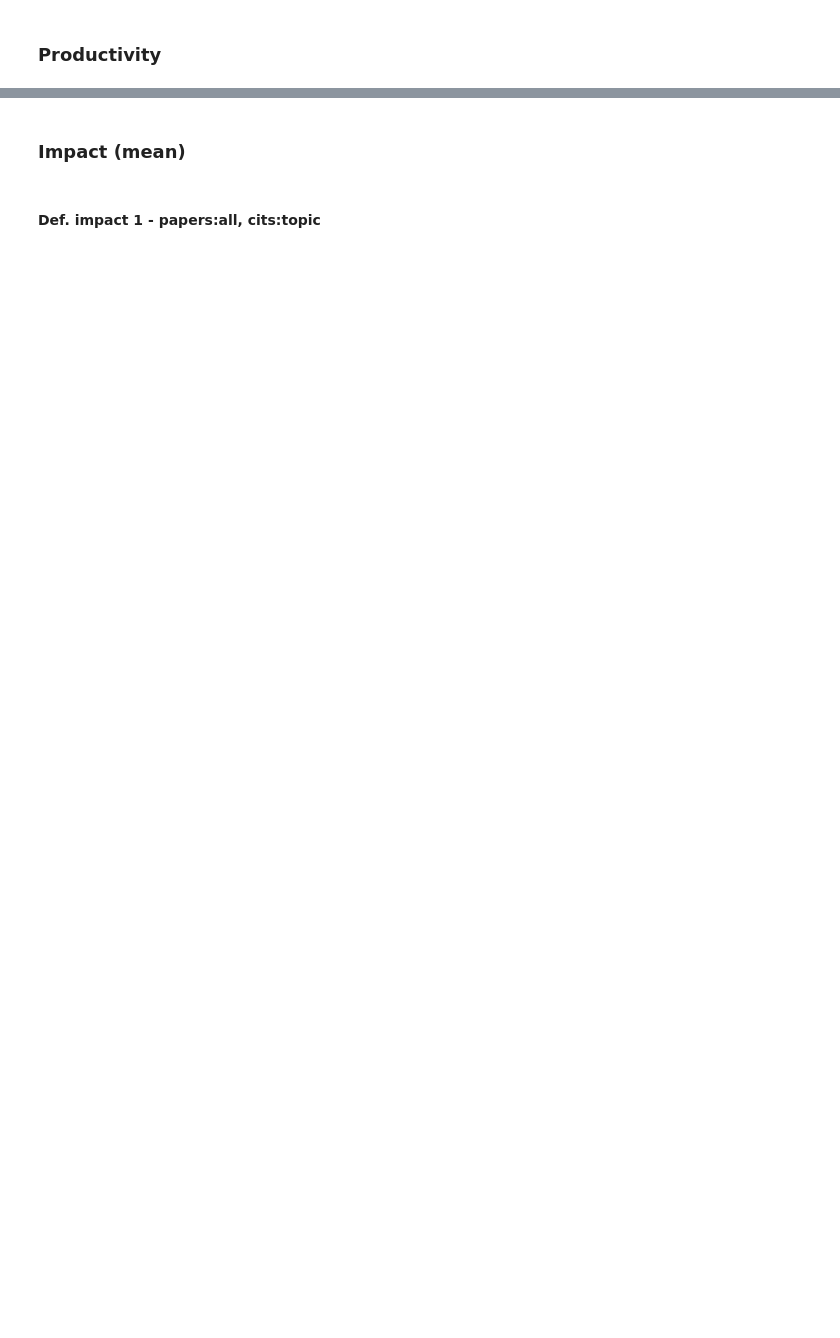
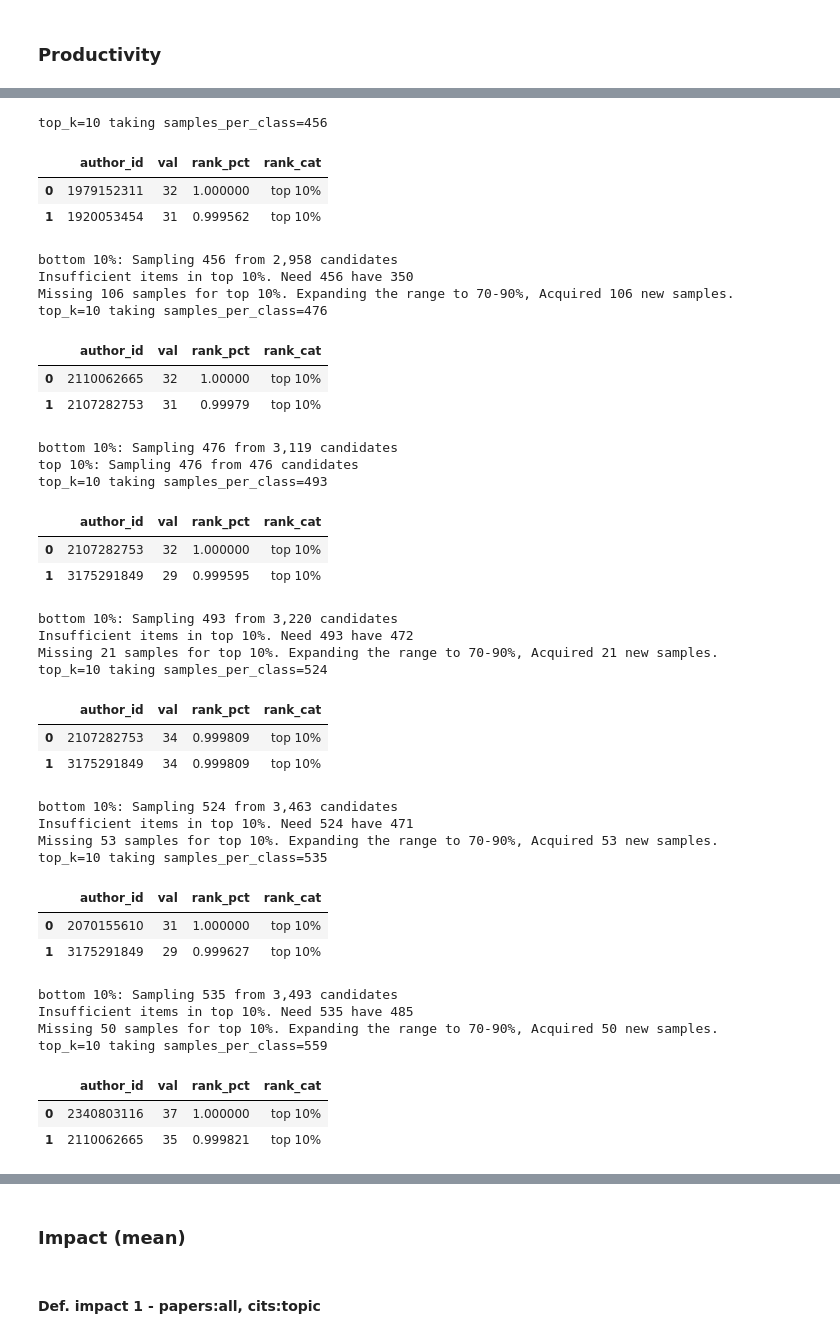
Before and after one commit to satyakisikdar/Collaboration-Topic-Switches, a Jupyter notebook: notebooks/ExperimentI.ipynb, the cells around one changed output, grey strips where cells are left out. Saved outputs shown, nothing was run; the diff lists cells and outputs as text; code cells hidden in the pictures; blank space fills up the shorter version.

```diff
--- a/notebooks/ExperimentI.ipynb
+++ b/notebooks/ExperimentI.ipynb
@@ -87,12 +49,17 @@ discipline = 'Physics'  # 'CS'  or 'BioMed'
 basepath = Path('..') # base location of parquets/results
 
 datapath = basepath / 'data' / discipline
+assert datapath.exists(), f'{datapath} does not exists. Please make sure to make the directories and download the Zip files from Zenodo'
+for files in ['works', 'works_authorships', 'works_concepts', 'works_referenced_works']:
+    assert (datapath / f'{files}.parquet').exists()
+
 resultspath = basepath / 'results' / discipline
 
 if not resultspath.exists():
+    print(f'Creating {resultspath}')
     resultspath.mkdir(parents=True)
 
-topic_list = get_topic_list(discipline)
+topic_list = get_topic_list(discipline)[: 1]
 # %%
 works = read_parquet('works')
 works_authors = read_parquet('works_authorships')
@@ -509,18 +475,18 @@ if not os.path.exists(my_path):
 def info(topic,my_path):
 
     #restrict to topic
-    works_concepts_conc = works_concepts.query('concept_name==@topic', engine='python')
+    works_concepts_conc = works_concepts.query('concept_name==@topic')
 
     #each year: work and authors topic
     start_year = 1990
     work_ids_list =  []
     author_ids_list =  []
-    for w in range(0,32):
+    for w in tqdm(range(0,32), desc='Finding authors and works list'):
         start_year_w = start_year+w
 
         work_ids = set(
             works_concepts_conc
-            .query('publication_year == @start_year_w', engine='python')
+            .query('publication_year == @start_year_w')
             .work_id
         )
         work_ids_list.append(work_ids)
@@ -543,12 +509,12 @@ def info(topic,my_path):
     #each year: works and authors (with and without topic)
     work_ids_tot_list =  []
     author_ids_tot_list =  []
-    for w in range(0,28):
+    for w in tqdm(range(0,28), desc='saving author and work ids'):
         start_year_w = start_year+w
 
         work_ids = (
             works
-            .query('publication_year == @start_year_w', engine='python')
+            .query('publication_year == @start_year_w')
             .index
         )
         work_ids_tot_list.append(work_ids)
@@ -612,17 +584,20 @@ def info(topic,my_path):
 # %%
 info_df = pd.DataFrame()
 windows_cond = {}
-my_path = os.path.join(discipline, 'Info')
-if not os.path.exists(my_path): #create folder
-    os.makedirs(my_path)
-for topic in topic_list:
+my_path = resultspath / 'Info'
+if not my_path.exists(): #create folder
+    my_path.mkdir()
+
+for topic in tqdm(topic_list):
     info_df_top,windows_cond_top = info(topic=topic,my_path=my_path)
     info_df = pd.concat([info_df, info_df_top], ignore_index = True, axis = 0)
     windows_cond[topic] = windows_cond_top
+
 my_file = 'info_windows.csv'
-info_df.to_csv(os.path.join(my_path, my_file), sep=';', index=False)
+info_df.to_csv(my_path / my_file, sep=';', index=False)
+
 my_file = 'windows_cond'
-with open(os.path.join(my_path, my_file),"wb") as fp:
+with open(my_path / my_file, "wb") as fp:
     pickle.dump(windows_cond,fp)
 # %% [markdown]
 ### Productivity
@@ -630,7 +605,7 @@ with open(os.path.join(my_path, my_file),"wb") as fp:
 def info_productivity(discipline,topic,my_path):
 
     #load
-    my_path2 = os.path.join(discipline, 'Info')
+    my_path2 = os.path.join(resultspath, 'Info')
     my_file = 'work_ids_list_'+topic
     with open(os.path.join(my_path2, my_file),"rb") as fp:
         work_ids_list = pickle.load(fp)
@@ -645,7 +620,7 @@ def info_productivity(discipline,topic,my_path):
     start_year = 1995
     info_df  = pd.DataFrame()
     active_authors_classes = []
-    for w in range(0,23):
+    for w in tqdm(range(0,23), desc='Getting window statistics..'):
 
         #consider just windows with at least 2000 papers in EW and OW
         windows_cond_w = windows_cond[w]
@@ -701,15 +678,57 @@ def info_productivity(discipline,topic,my_path):
 # %%
 info_df = pd.DataFrame()
 active_authors_classes = {}
-my_path = os.path.join(discipline, 'Info/Productivity')
+my_path = os.path.join(resultspath, 'Info/Productivity')
 if not os.path.exists(my_path): #create folder
     os.makedirs(my_path)
+
 for topic in topic_list:
     info_df_top,active_authors_classes_top = info_productivity(discipline=discipline,topic=topic,my_path=my_path)
     info_df = pd.concat([info_df, info_df_top], ignore_index = True, axis = 0)
     active_authors_classes[topic] = active_authors_classes_top
+
 my_file = 'info_classes_windows.csv'
 info_df.to_csv(os.path.join(my_path, my_file), sep=';', index=False)
 my_file = 'active_authors_classes'
+
 with open(os.path.join(my_path, my_file),"wb") as fp:
     pickle.dump(active_authors_classes,fp)
+# %% [output]
+top_k=10 taking samples_per_class=456
+|  | author_id | val | rank_pct | rank_cat |
+| 0 | 1979152311 | 32 | 1.000000 | top 10% |
+| 1 | 1920053454 | 31 | 0.999562 | top 10% |
+bottom 10%: Sampling 456 from 2,958 candidates
+Insufficient items in top 10%. Need 456 have 350
+Missing 106 samples for top 10%. Expanding the range to 70-90%, Acquired 106 new samples.
+top_k=10 taking samples_per_class=476
+|  | author_id | val | rank_pct | rank_cat |
+| 0 | 2110062665 | 32 | 1.00000 | top 10% |
+| 1 | 2107282753 | 31 | 0.99979 | top 10% |
+bottom 10%: Sampling 476 from 3,119 candidates
+top 10%: Sampling 476 from 476 candidates
+top_k=10 taking samples_per_class=493
+|  | author_id | val | rank_pct | rank_cat |
+| 0 | 2107282753 | 32 | 1.000000 | top 10% |
+| 1 | 3175291849 | 29 | 0.999595 | top 10% |
+bottom 10%: Sampling 493 from 3,220 candidates
+Insufficient items in top 10%. Need 493 have 472
+Missing 21 samples for top 10%. Expanding the range to 70-90%, Acquired 21 new samples.
+top_k=10 taking samples_per_class=524
+|  | author_id | val | rank_pct | rank_cat |
+| 0 | 2107282753 | 34 | 0.999809 | top 10% |
+| 1 | 3175291849 | 34 | 0.999809 | top 10% |
+bottom 10%: Sampling 524 from 3,463 candidates
+Insufficient items in top 10%. Need 524 have 471
+Missing 53 samples for top 10%. Expanding the range to 70-90%, Acquired 53 new samples.
+top_k=10 taking samples_per_class=535
+|  | author_id | val | rank_pct | rank_cat |
+| 0 | 2070155610 | 31 | 1.000000 | top 10% |
+| 1 | 3175291849 | 29 | 0.999627 | top 10% |
+bottom 10%: Sampling 535 from 3,493 candidates
+Insufficient items in top 10%. Need 535 have 485
+Missing 50 samples for top 10%. Expanding the range to 70-90%, Acquired 50 new samples.
+top_k=10 taking samples_per_class=559
+|  | author_id | val | rank_pct | rank_cat |
+| 0 | 2340803116 | 37 | 1.000000 | top 10% |
+| 1 | 2110062665 | 35 | 0.999821 | top 10% |
```
Also changed, not shown: parts of 30 cells of this notebook.
